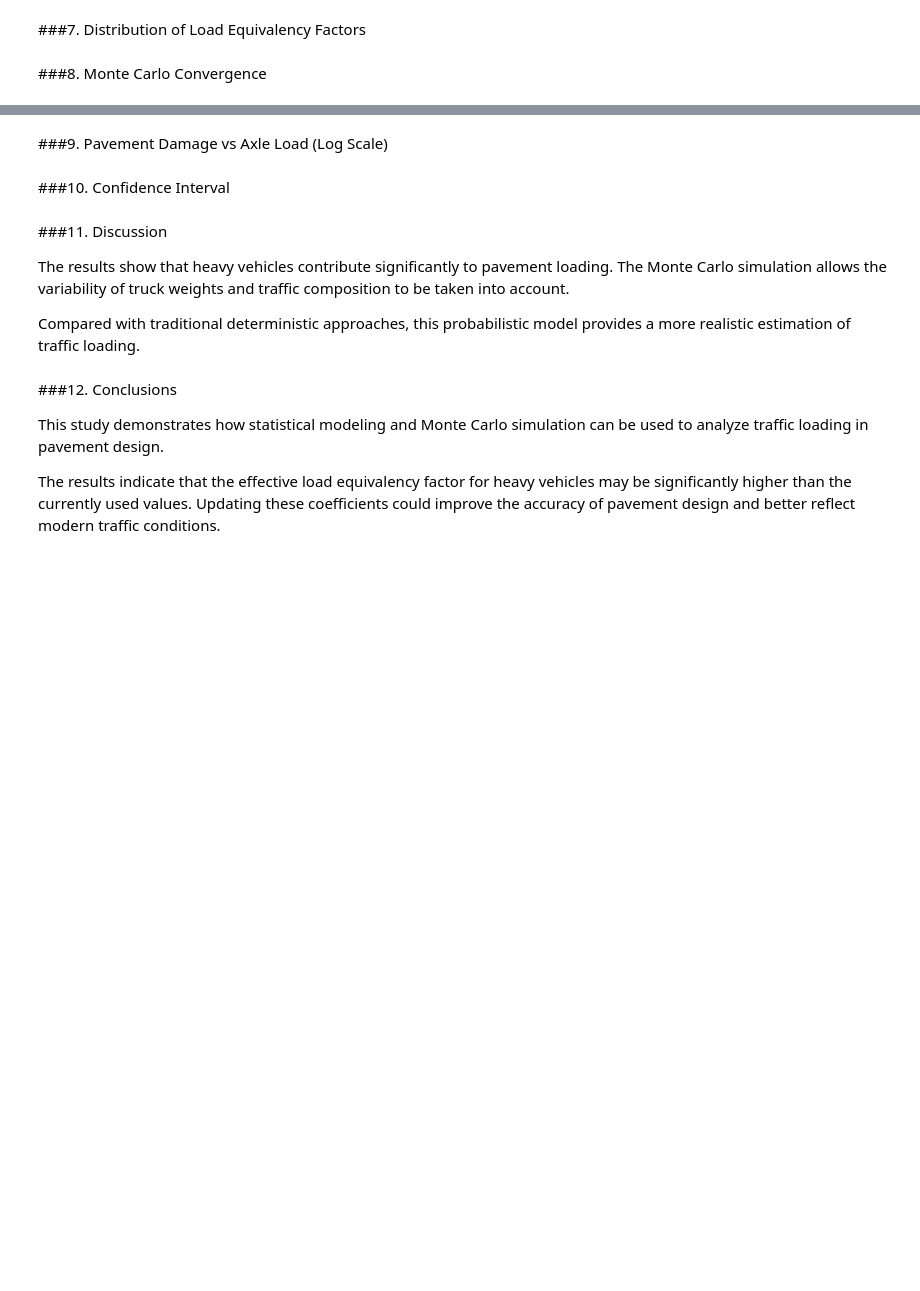
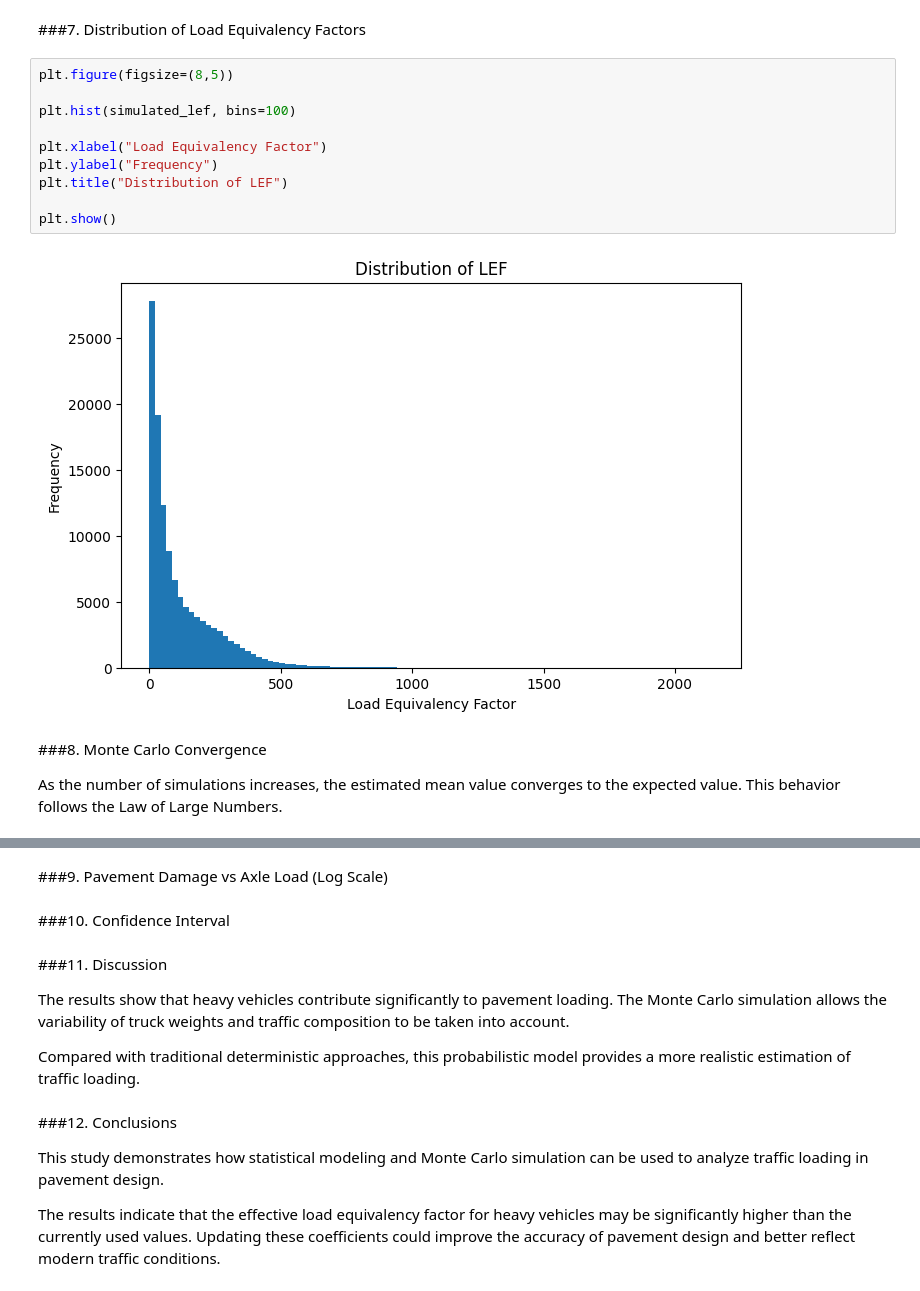
Before and after one commit to borisyotsov/traffic-load-equivalency-model, a Jupyter notebook: notebooks/Final_Project.ipynb, the cells around one changed output, grey strips where cells are left out. Drawn from its saved outputs; the diff is of its cells as text; blank space fills up the shorter version.

Commit message:
Visualization, LEF calculation and Monte Carlo Convergence

```diff
--- a/notebooks/Final_Project.ipynb
+++ b/notebooks/Final_Project.ipynb
@@ -248,4 +249,18 @@ plt.show()
 # %% [markdown]
 ###7. Distribution of Load Equivalency Factors
-# %% [markdown]
-###8. Monte Carlo Convergence
+# %%
+plt.figure(figsize=(8,5))
+
+plt.hist(simulated_lef, bins=100)
+
+plt.xlabel("Load Equivalency Factor")
+plt.ylabel("Frequency")
+plt.title("Distribution of LEF")
+
+plt.show()
+# %% [output]
+[figure, added]
+# %% [markdown]
+###8. Monte Carlo Convergence
+
+As the number of simulations increases, the estimated mean value converges to the expected value. This behavior follows the Law of Large Numbers.
```
Also changed, not shown: parts of 5 cells of this notebook.
